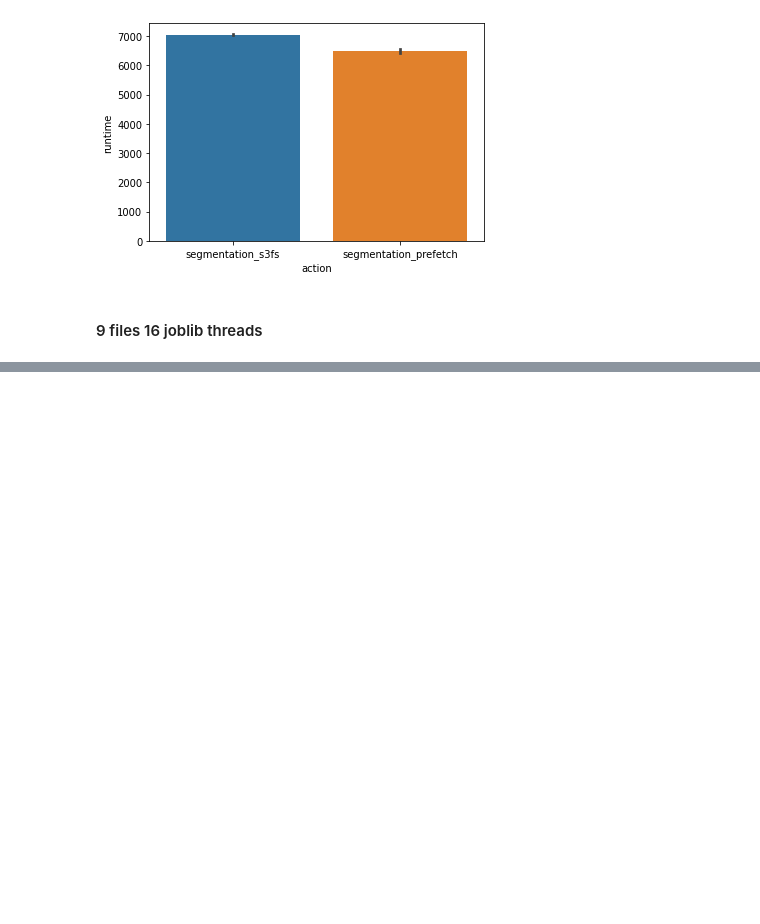
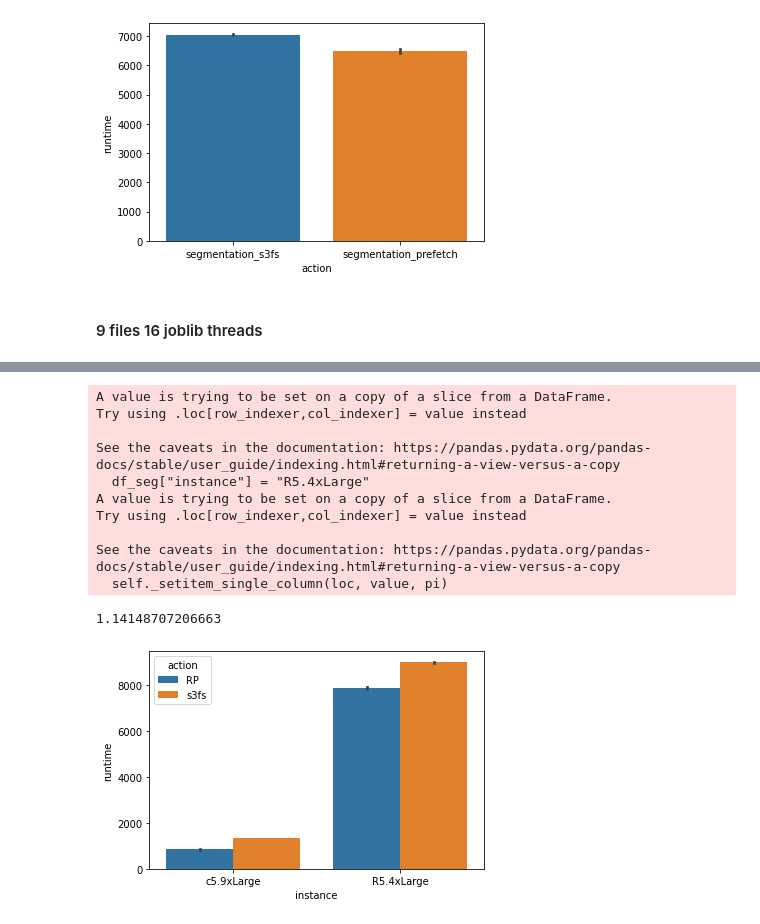
Before and after one commit to ValHayot/rollingprefetch, a Jupyter notebook: experiments/notebooks/segmentation.ipynb, the cells around one changed output, grey strips where cells are left out. Saved outputs shown, nothing was run; the diff lists cells and outputs as text; code cells hidden in the pictures; blank space fills up the shorter version.

```diff
--- a/experiments/notebooks/segmentation.ipynb
+++ b/experiments/notebooks/segmentation.ipynb
@@ -122,0 +180,8 @@ ax = sns.barplot(x="action", y="runtime", data=df_seg)
+# %%
+df_c = pd.read_csv("../results/us-west-2-c5.9/real_1f_5r_67108864b.out")
+df_c["instance"] = "c5.9xLarge"
+df_c.loc[df_c["action"].str.contains("s3fs"), "action"] = "s3fs"
+df_c.loc[df_c["action"].str.contains("prefetch"), "action"] = "RP"
+speedup_c = df_c.loc[df_c["action"] == "s3fs", "runtime"].mean() / df_c.loc[df_c["action"] == "RP", "runtime"].mean()
+speedup_c
+df_c
@@ -122,0 +200,24 @@ ax = sns.barplot(x="action", y="runtime", data=df_seg)
+# %%
+df = pd.read_csv("../results/us-west-2-R5.4xlarge/segmentation_orig_waypoint_10f_5r_33554432b_16j_seq.out")
+df_seg = df[df["action"].str.contains("seg")]
+df_seg["instance"] = "R5.4xLarge"
+df_seg.loc[df_seg["action"].str.contains("s3fs"), "action"] = "s3fs"
+df_seg.loc[df_seg["action"].str.contains("prefetch"), "action"] = "RP"
+speedup_r = df_seg.loc[df_seg["action"] == "s3fs", "runtime"].mean() / df_seg.loc[df_seg["action"] == "RP", "runtime"].mean()
+
+df_all = pd.concat([df_c, df_seg])
+ax = sns.barplot(x="instance", y="runtime", hue="action", data=df_all)
+speedup_r
+# %% [output]
+A value is trying to be set on a copy of a slice from a DataFrame.
+Try using .loc[row_indexer,col_indexer] = value instead
+
+See the caveats in the documentation: https://pandas.pydata.org/pandas-docs/stable/user_guide/indexing.html#returning-a-view-versus-a-copy
+  df_seg["instance"] = "R5.4xLarge"
+A value is trying to be set on a copy of a slice from a DataFrame.
+Try using .loc[row_indexer,col_indexer] = value instead
+
+See the caveats in the documentation: https://pandas.pydata.org/pandas-docs/stable/user_guide/indexing.html#returning-a-view-versus-a-copy
+  self._setitem_single_column(loc, value, pi)
+1.14148707206663
+[figure, added]
```
Also changed, not shown: parts of 20 cells of this notebook, 28 other files.
